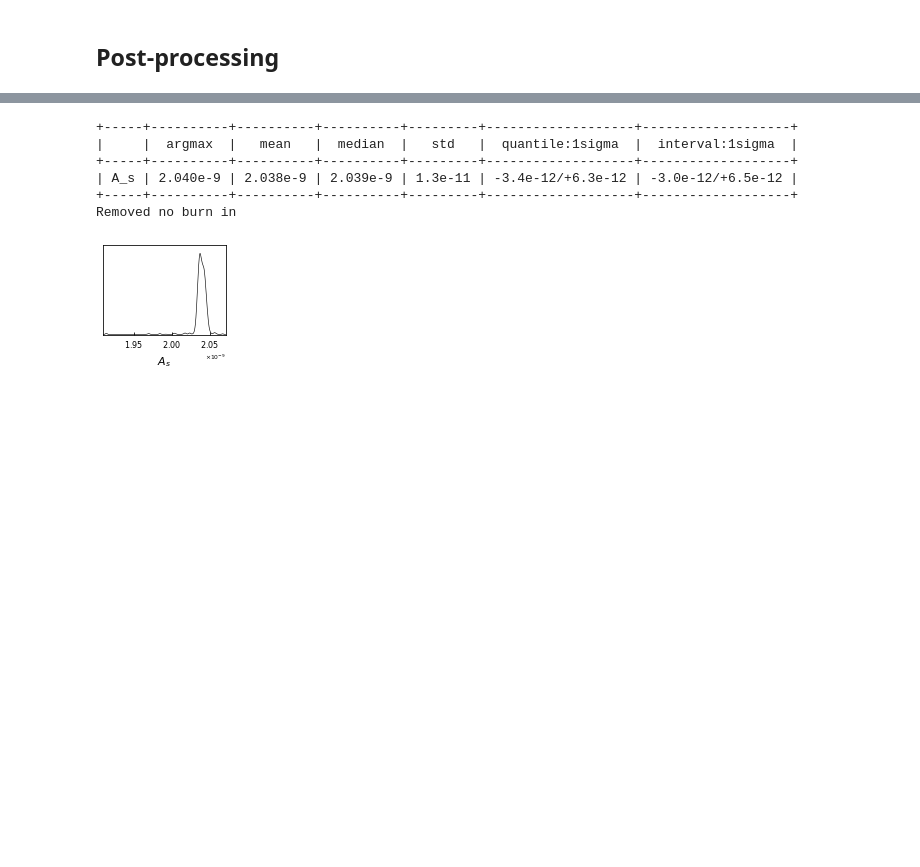
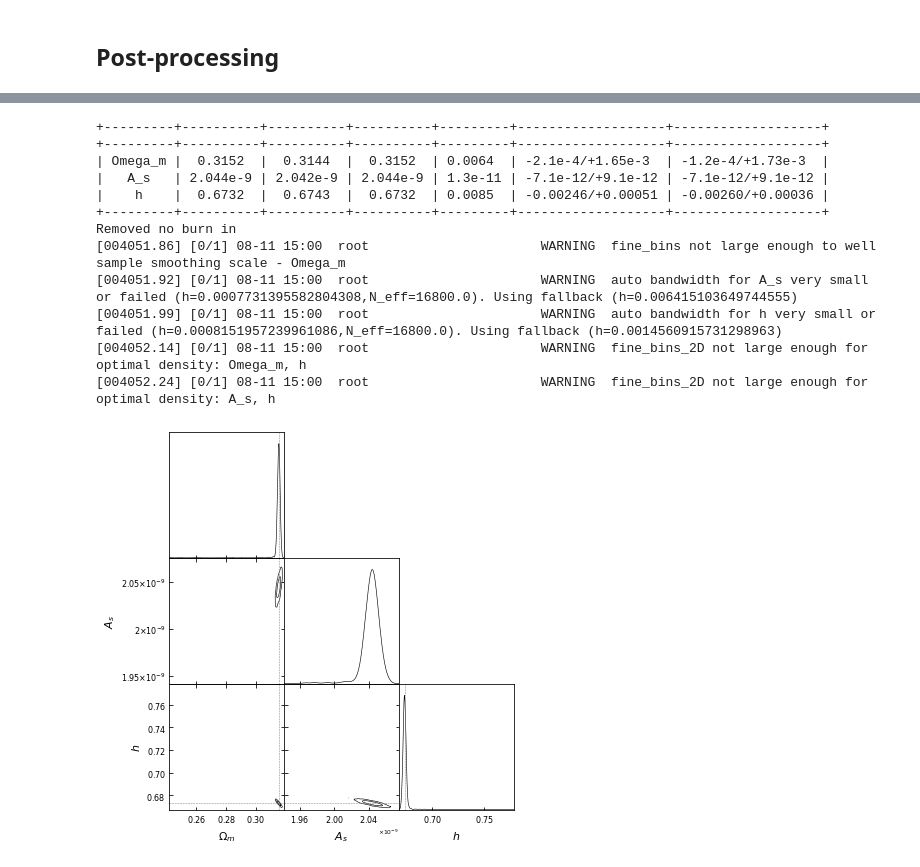
Before and after one commit to adematti/cosmofit, a Jupyter notebook: nb/full_shape_examples.ipynb, the cells around one changed output, grey strips where cells are left out. Drawn from its saved outputs; the diff is of its cells as text; code cells hidden in the pictures; blank space fills up the shorter version.

```diff
--- a/nb/full_shape_examples.ipynb
+++ b/nb/full_shape_examples.ipynb
@@ -213,12 +213,12 @@ config['like'] = {'class': 'cosmofit.likelihoods.ShapeFitParameterizationLikelih
 config['cosmo'] = {'class': 'cosmofit.theories.primordial_cosmology.Cosmoprimo',
                    'init': {'fiducial': 'DESI'},
                    'params': {'.delete': 'omega_cdm',
-                              'Omega_m': {'fixed': True, 'prior': {'dist': 'uniform', 'limits': [0.05, 0.6]},
+                              'Omega_m': {'fixed': False, 'prior': {'dist': 'uniform', 'limits': [0.05, 0.6]},
                                           'ref': {'dist': 'uniform', 'limits': [0.2, 0.4]}, 'latex': '\Omega_{m}'},
                                'A_s': {'fixed': False,
                                        'prior': {'dist': 'uniform', 'limits': [1.8e-9, 3e-9]},
                                        'ref': {'dist': 'uniform', 'limits': [1.9e-9, 2.1e-9]}},
-                               'h': {'fixed': True,
+                               'h': {'fixed': False,
                                      'prior': {'dist': 'uniform', 'limits': [0.4, 0.9]},
                                      'ref': {'dist': 'uniform', 'limits': [0.6, 0.8]}}}}
 # %%
@@ -279,12 +276,18 @@ while not converged:
 # %%
 chain = sampler.chains[0].remove_burnin(0.5)
 print(chain.to_stats(tablefmt='pretty'))
-plotting.plot_triangle(chain)
+plotting.plot_triangle(chain, markers={'Omega_m': cosmo.Omega0_m, 'A_s': cosmo.A_s, 'h': cosmo.h})
 # %% [output]
-+-----+----------+----------+----------+---------+-------------------+-------------------+
-|     |  argmax  |   mean   |  median  |   std   |  quantile:1sigma  |  interval:1sigma  |
-+-----+----------+----------+----------+---------+-------------------+-------------------+
-| A_s | 2.040e-9 | 2.038e-9 | 2.039e-9 | 1.3e-11 | -3.4e-12/+6.3e-12 | -3.0e-12/+6.5e-12 |
-+-----+----------+----------+----------+---------+-------------------+-------------------+
++---------+----------+----------+----------+---------+-------------------+-------------------+
++---------+----------+----------+----------+---------+-------------------+-------------------+
+| Omega_m |  0.3152  |  0.3144  |  0.3152  | 0.0064  | -2.1e-4/+1.65e-3  | -1.2e-4/+1.73e-3  |
+|   A_s   | 2.044e-9 | 2.042e-9 | 2.044e-9 | 1.3e-11 | -7.1e-12/+9.1e-12 | -7.1e-12/+9.1e-12 |
+|    h    |  0.6732  |  0.6743  |  0.6732  | 0.0085  | -0.00246/+0.00051 | -0.00260/+0.00036 |
++---------+----------+----------+----------+---------+-------------------+-------------------+
 Removed no burn in
+[004051.86] [0/1] 08-11 15:00  root                      WARNING  fine_bins not large enough to well sample smoothing scale - Omega_m
+[004051.92] [0/1] 08-11 15:00  root                      WARNING  auto bandwidth for A_s very small or failed (h=0.0007731395582804308,N_eff=16800.0). Using fallback (h=0.006415103649744555)
+[004051.99] [0/1] 08-11 15:00  root                      WARNING  auto bandwidth for h very small or failed (h=0.0008151957239961086,N_eff=16800.0). Using fallback (h=0.0014560915731298963)
+[004052.14] [0/1] 08-11 15:00  root                      WARNING  fine_bins_2D not large enough for optimal density: Omega_m, h
+[004052.24] [0/1] 08-11 15:00  root                      WARNING  fine_bins_2D not large enough for optimal density: A_s, h
-[figure, old version]
+[figure, new version]
```
Also changed, not shown: parts of 8 cells of this notebook, 15 other files.
